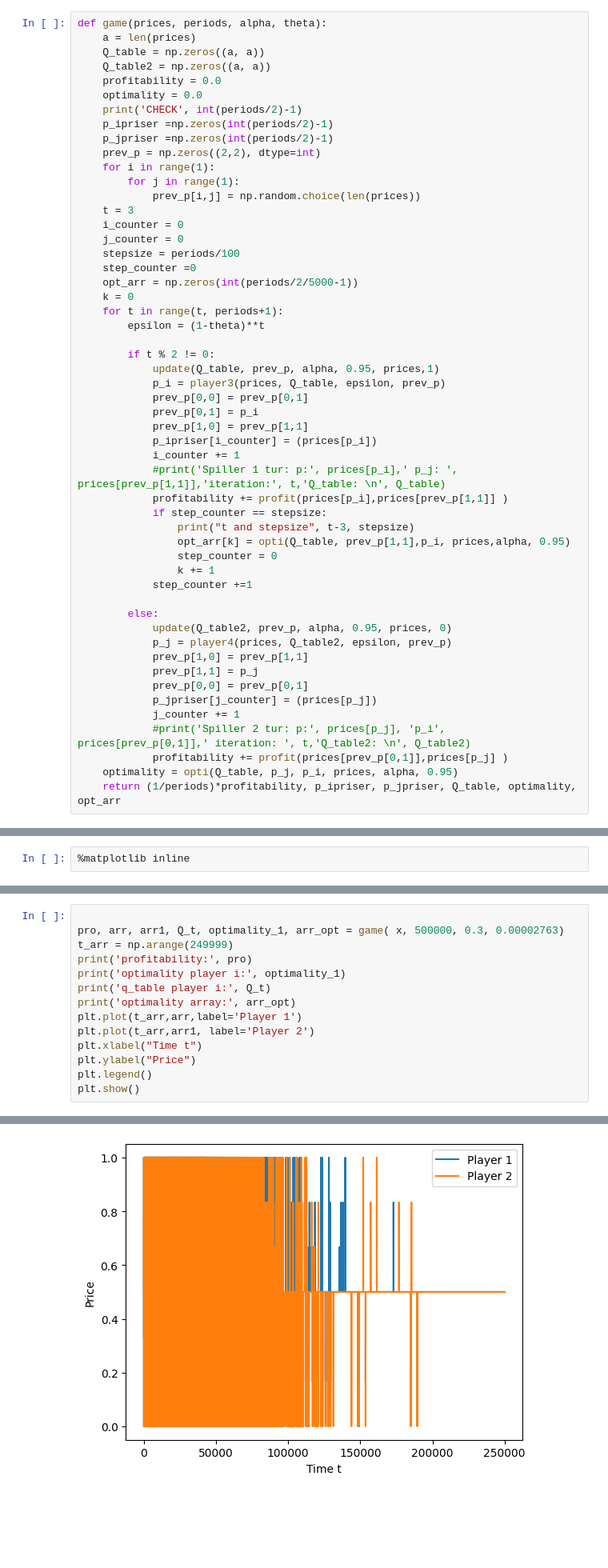
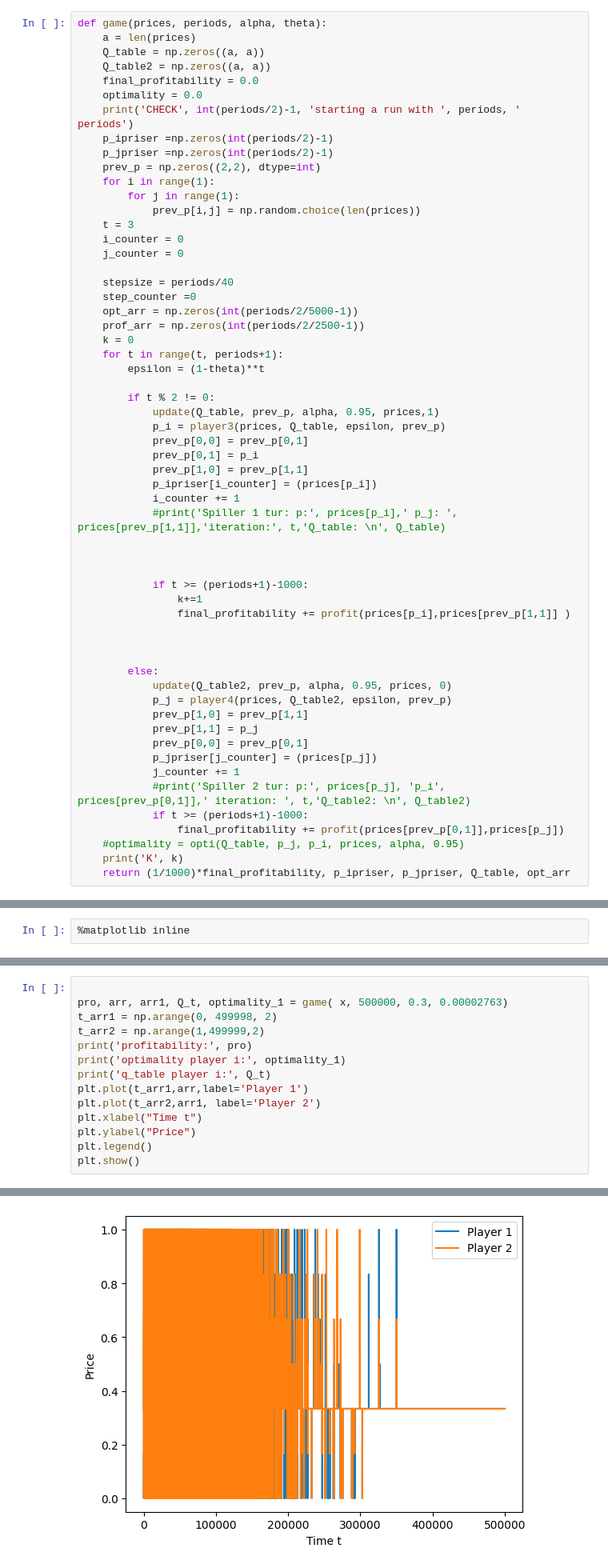
Before and after one commit to mortenvk/Bachelorprojekt, a Jupyter notebook: BachelorNotebook.ipynb, the cells around one changed output, grey strips where cells are left out. Shown: that part at 80% size. Saved outputs shown, nothing was run; the diff lists cells and outputs as text; blank space fills up the shorter version.

```diff
--- a/BachelorNotebook.ipynb
+++ b/BachelorNotebook.ipynb
@@ -84,9 +84,9 @@ def game(prices, periods, alpha, theta):
     a = len(prices)
     Q_table = np.zeros((a, a))
     Q_table2 = np.zeros((a, a))
-    profitability = 0.0
+    final_profitability = 0.0
     optimality = 0.0
-    print('CHECK', int(periods/2)-1)
+    print('CHECK', int(periods/2)-1, 'starting a run with ', periods, ' periods')
     p_ipriser =np.zeros(int(periods/2)-1)
     p_jpriser =np.zeros(int(periods/2)-1)
     prev_p = np.zeros((2,2), dtype=int)
@@ -96,9 +96,11 @@ def game(prices, periods, alpha, theta):
     t = 3
     i_counter = 0
     j_counter = 0
-    stepsize = periods/100
+
+    stepsize = periods/40
     step_counter =0
     opt_arr = np.zeros(int(periods/2/5000-1))
+    prof_arr = np.zeros(int(periods/2/2500-1))
     k = 0
     for t in range(t, periods+1):
         epsilon = (1-theta)**t
@@ -112,13 +114,14 @@ def game(prices, periods, alpha, theta):
             p_ipriser[i_counter] = (prices[p_i])
             i_counter += 1
             #print('Spiller 1 tur: p:', prices[p_i],' p_j: ', prices[prev_p[1,1]],'iteration:', t,'Q_table: \n', Q_table)
-            profitability += profit(prices[p_i],prices[prev_p[1,1]] )
-            if step_counter == stepsize:
-                print("t and stepsize", t-3, stepsize)
-                opt_arr[k] = opti(Q_table, prev_p[1,1],p_i, prices,alpha, 0.95)
-                step_counter = 0
-                k += 1
-            step_counter +=1
+
+
+
+            if t >= (periods+1)-1000:
+                k+=1
+                final_profitability += profit(prices[p_i],prices[prev_p[1,1]] )
+
+
 
         else:
             update(Q_table2, prev_p, alpha, 0.95, prices, 0)
@@ -129,9 +132,11 @@ def game(prices, periods, alpha, theta):
             p_jpriser[j_counter] = (prices[p_j])
             j_counter += 1
             #print('Spiller 2 tur: p:', prices[p_j], 'p_i', prices[prev_p[0,1]],' iteration: ', t,'Q_table2: \n', Q_table2)
-            profitability += profit(prices[prev_p[0,1]],prices[p_j] )
-    optimality = opti(Q_table, p_j, p_i, prices, alpha, 0.95)
-    return (1/periods)*profitability, p_ipriser, p_jpriser, Q_table, optimality, opt_arr
+            if t >= (periods+1)-1000:
+                final_profitability += profit(prices[prev_p[0,1]],prices[p_j])
+    #optimality = opti(Q_table, p_j, p_i, prices, alpha, 0.95)
+    print('K', k)
+    return (1/1000)*final_profitability, p_ipriser, p_jpriser, Q_table, opt_arr
 # %%
 x = [0, 1/6, 2/6, 3/6, 4/6, 5/6, 1]
 # %%
@@ -185,14 +256,14 @@ print(hvad)
         1.00000000e+00])                                               ]
 # %%
 
-pro, arr, arr1, Q_t, optimality_1, arr_opt = game( x, 500000, 0.3, 0.00002763)
-t_arr = np.arange(249999)
+pro, arr, arr1, Q_t, optimality_1 = game( x, 500000, 0.3, 0.00002763)
+t_arr1 = np.arange(0, 499998, 2)
+t_arr2 = np.arange(1,499999,2)
 print('profitability:', pro)
 print('optimality player i:', optimality_1)
 print('q_table player i:', Q_t)
-print('optimality array:', arr_opt)
-plt.plot(t_arr,arr,label='Player 1')
-plt.plot(t_arr,arr1, label='Player 2')
+plt.plot(t_arr1,arr,label='Player 1')
+plt.plot(t_arr2,arr1, label='Player 2')
 plt.xlabel("Time t")
 plt.ylabel("Price")
 plt.legend()
@@ -218,4 +292,4 @@ t and stepsize 110000 5000.0
-[figure, old version]
+[figure, new version]
 # %%
 pro, arr, arr1 = game( x, 500000, 0.3, 0.00002763)
 t_arr = np.arange(249999)
```
Also changed, not shown: parts of 6 cells of this notebook, 7 other files.
